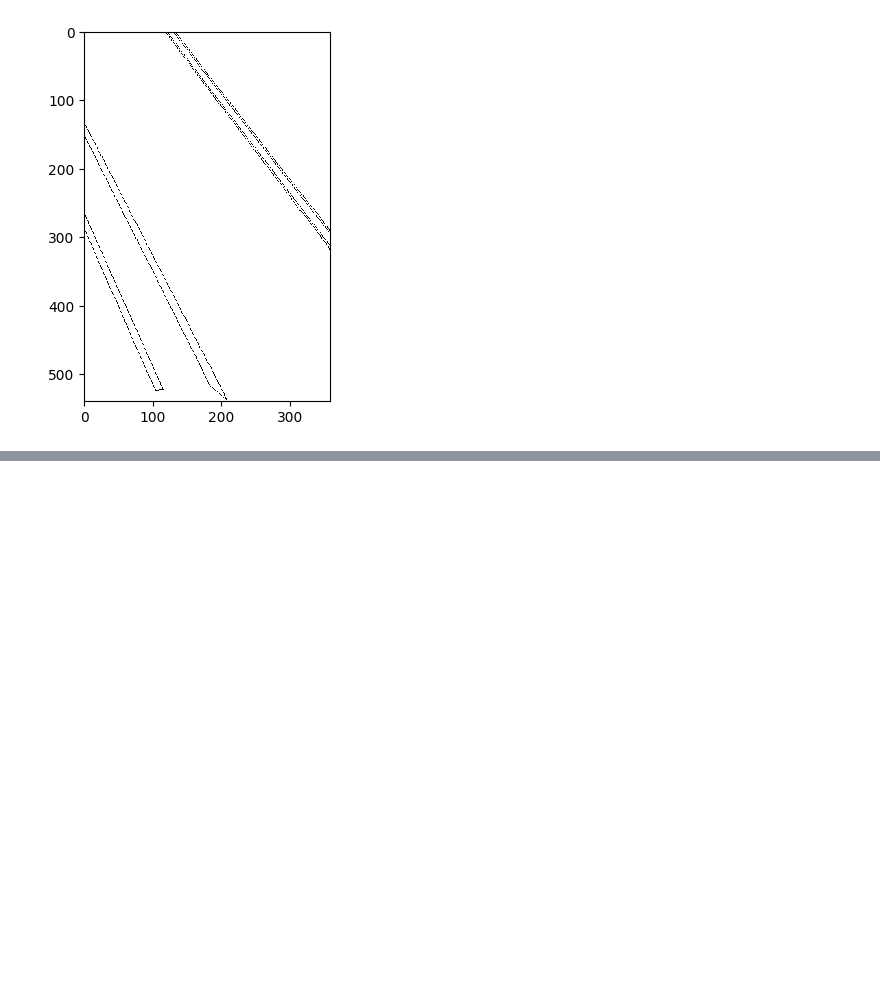
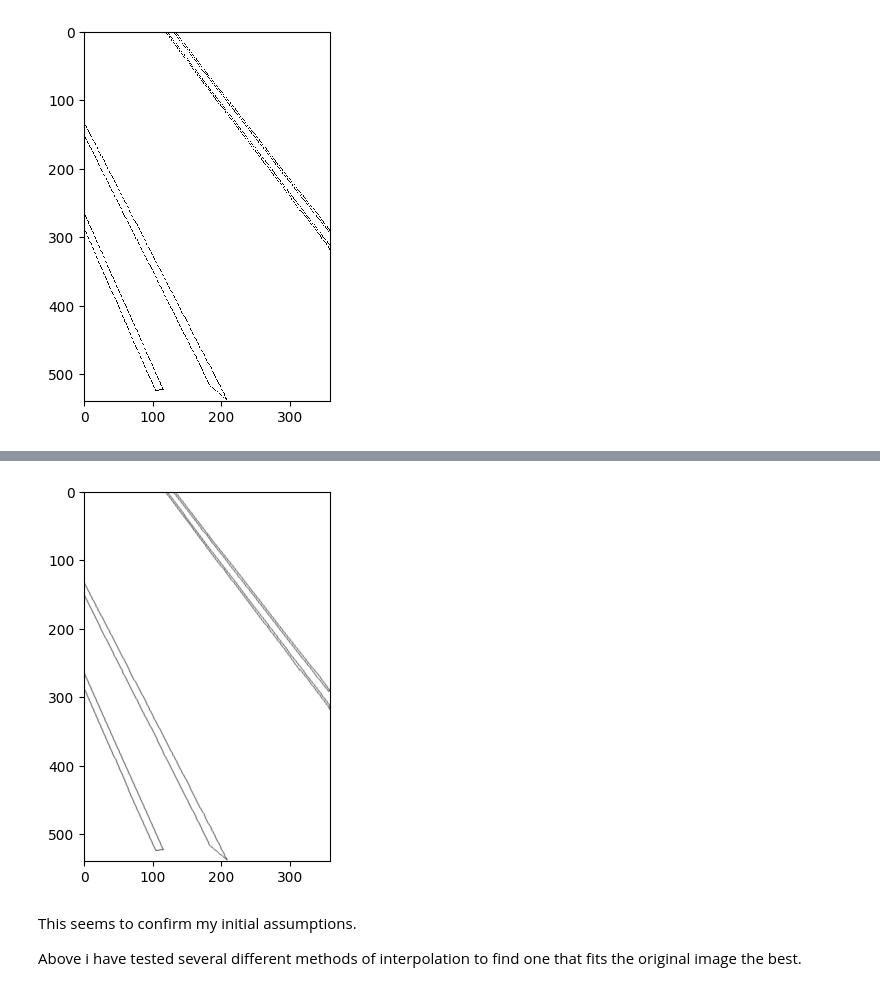
Before and after one commit to Snadderbyte/Inspecting-power-systems, a Jupyter notebook: notebooks/explore.ipynb, the cells around one changed output, grey strips where cells are left out. Saved outputs shown, nothing was run; the diff lists cells and outputs as text; code cells hidden in the pictures; blank space fills up the shorter version.

```diff
--- a/notebooks/explore.ipynb
+++ b/notebooks/explore.ipynb
@@ -117,0 +137,9 @@ This seems to confirm my initial assumptions.
+# %%
+plt.imshow(sub_array5, interpolation='gaussian', cmap='binary')
+plt.savefig('testfile.png')
+# %% [output]
+[figure, added]
+# %% [markdown]
+This seems to confirm my initial assumptions.
+
+Above i have tested several different methods of interpolation to find one that fits the original image the best.
```
Also changed, not shown: parts of 6 cells of this notebook, 5 other files.
